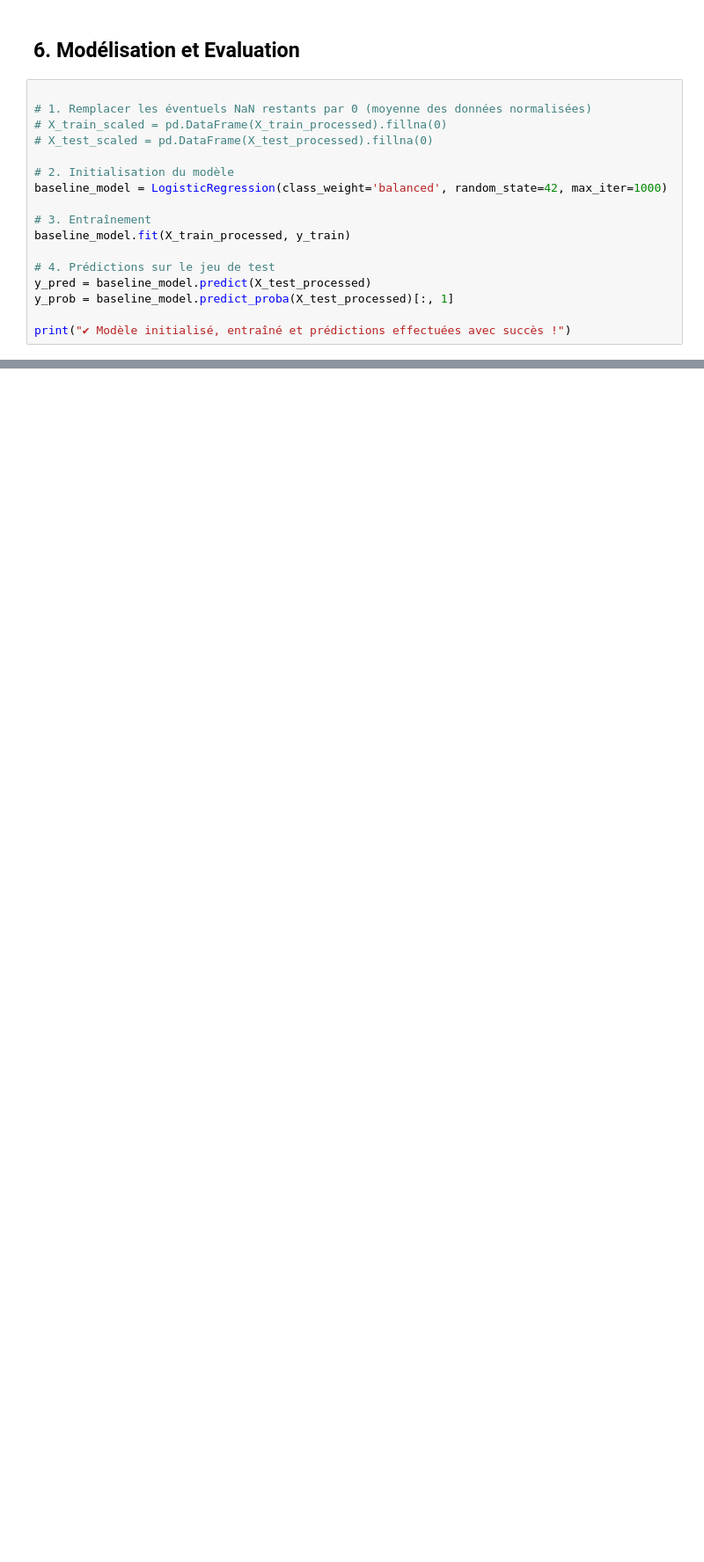
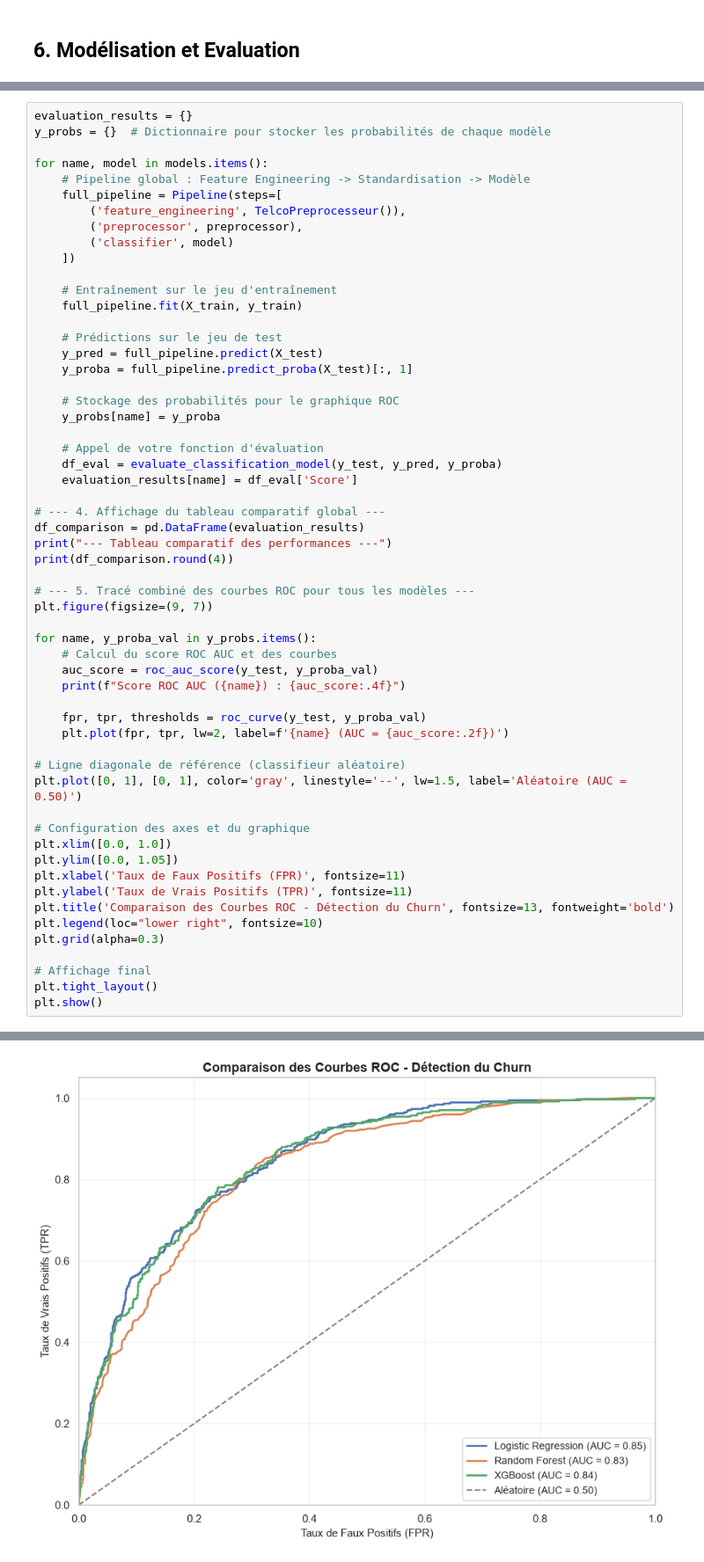
Before and after one commit to lucas-granger/telco-customer-churn, a Jupyter notebook: main.ipynb, the cells around one changed output, grey strips where cells are left out. Shown at 88% size. Drawn from its saved outputs; the diff is of its cells as text; blank space fills up the shorter version.

```diff
--- a/main.ipynb
+++ b/main.ipynb
@@ -452,19 +472,2 @@ print("✔ Pipeline exécuté avec succès : données nettoyées, imputées et n
 # %% [markdown]
 ## 6. Modélisation et Evaluation
-# %%
-
-# 1. Remplacer les éventuels NaN restants par 0 (moyenne des données normalisées)
-# X_train_scaled = pd.DataFrame(X_train_processed).fillna(0)
-# X_test_scaled = pd.DataFrame(X_test_processed).fillna(0)
-
-# 2. Initialisation du modèle
-baseline_model = LogisticRegression(class_weight='balanced', random_state=42, max_iter=1000)
-
-# 3. Entraînement
-baseline_model.fit(X_train_processed, y_train)
-
-# 4. Prédictions sur le jeu de test
-y_pred = baseline_model.predict(X_test_processed)
-y_prob = baseline_model.predict_proba(X_test_processed)[:, 1]
-
-print("✔ Modèle initialisé, entraîné et prédictions effectuées avec succès !")
@@ -541,0 +474,58 @@ df_preprocessed[['tenure', 'TotalCharges', 'TotalServices', 'ChargePerTenure', '
+# %%
+evaluation_results = {}
+y_probs = {}  # Dictionnaire pour stocker les probabilités de chaque modèle
+
+for name, model in models.items():
+    # Pipeline global : Feature Engineering -> Standardisation -> Modèle
+    full_pipeline = Pipeline(steps=[
+        ('feature_engineering', TelcoPreprocesseur()),
+        ('preprocessor', preprocessor),
+        ('classifier', model)
+    ])
+
+    # Entraînement sur le jeu d'entraînement
+    full_pipeline.fit(X_train, y_train)
+
+    # Prédictions sur le jeu de test
+    y_pred = full_pipeline.predict(X_test)
+    y_proba = full_pipeline.predict_proba(X_test)[:, 1]
+
+    # Stockage des probabilités pour le graphique ROC
+    y_probs[name] = y_proba
+
+    # Appel de votre fonction d'évaluation
+    df_eval = evaluate_classification_model(y_test, y_pred, y_proba)
+    evaluation_results[name] = df_eval['Score']
+
+# --- 4. Affichage du tableau comparatif global ---
+df_comparison = pd.DataFrame(evaluation_results)
+print("--- Tableau comparatif des performances ---")
+print(df_comparison.round(4))
+
+# --- 5. Tracé combiné des courbes ROC pour tous les modèles ---
+plt.figure(figsize=(9, 7))
+
+for name, y_proba_val in y_probs.items():
+    # Calcul du score ROC AUC et des courbes
+    auc_score = roc_auc_score(y_test, y_proba_val)
+    print(f"Score ROC AUC ({name}) : {auc_score:.4f}")
+
+    fpr, tpr, thresholds = roc_curve(y_test, y_proba_val)
+    plt.plot(fpr, tpr, lw=2, label=f'{name} (AUC = {auc_score:.2f})')
+
+# Ligne diagonale de référence (classifieur aléatoire)
+plt.plot([0, 1], [0, 1], color='gray', linestyle='--', lw=1.5, label='Aléatoire (AUC = 0.50)')
+
+# Configuration des axes et du graphique
+plt.xlim([0.0, 1.0])
+plt.ylim([0.0, 1.05])
+plt.xlabel('Taux de Faux Positifs (FPR)', fontsize=11)
+plt.ylabel('Taux de Vrais Positifs (TPR)', fontsize=11)
+plt.title('Comparaison des Courbes ROC - Détection du Churn', fontsize=13, fontweight='bold')
+plt.legend(loc="lower right", fontsize=10)
+plt.grid(alpha=0.3)
+
+# Affichage final
+plt.tight_layout()
+plt.show()
+# %% [output]
@@ -541,0 +542 @@ df_preprocessed[['tenure', 'TotalCharges', 'TotalServices', 'ChargePerTenure', '
+[figure, added]
```
Also changed, not shown: parts of 13 cells of this notebook.
